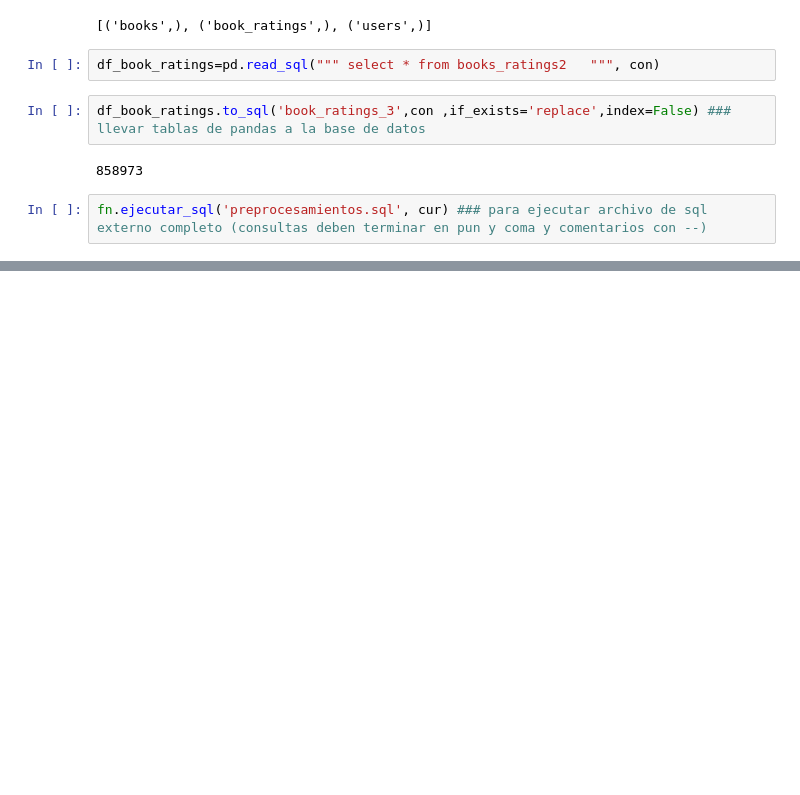
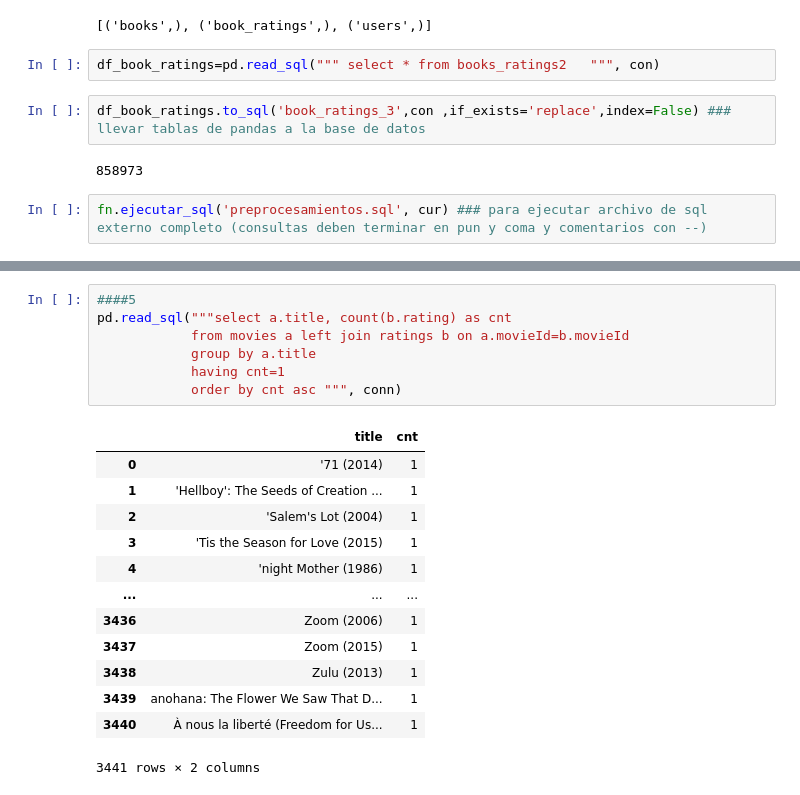
Before and after one commit to juancamiloespana/LEA3_RecSys, a Jupyter notebook: _ejercicio_sql.ipynb, the cells around one changed output, grey strips where cells are left out. Cells and saved outputs as stored; diff of their text form; blank space fills up the shorter version.

```diff
--- a/_ejercicio_sql.ipynb
+++ b/_ejercicio_sql.ipynb
@@ -143,0 +228,21 @@ cur.execute("VACUUM;") ### para reducir el
+# %%
+####5
+pd.read_sql("""select a.title, count(b.rating) as cnt
+            from movies a left join ratings b on a.movieId=b.movieId
+            group by a.title
+            having cnt=1
+            order by cnt asc """, conn)
+# %% [output]
+|  | title | cnt |
+| 0 | '71 (2014) | 1 |
+| 1 | 'Hellboy': The Seeds of Creation ... | 1 |
+| 2 | 'Salem's Lot (2004) | 1 |
+| 3 | 'Tis the Season for Love (2015) | 1 |
+| 4 | 'night Mother (1986) | 1 |
+| ... | ... | ... |
+| 3436 | Zoom (2006) | 1 |
+| 3437 | Zoom (2015) | 1 |
+| 3438 | Zulu (2013) | 1 |
+| 3439 | anohana: The Flower We Saw That D... | 1 |
+| 3440 | À nous la liberté (Freedom for Us... | 1 |
+3441 rows × 2 columns
```
Also changed, not shown: parts of 12 cells of this notebook, 1 other file.
